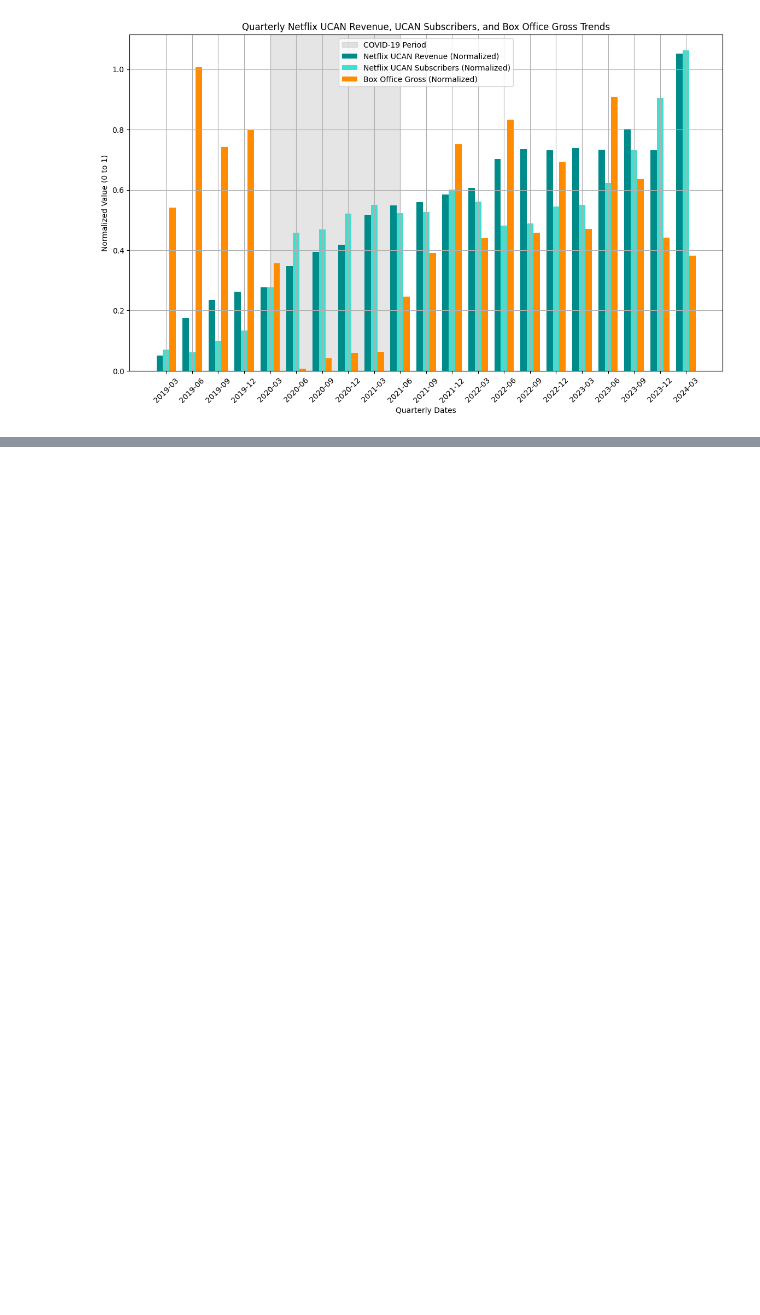
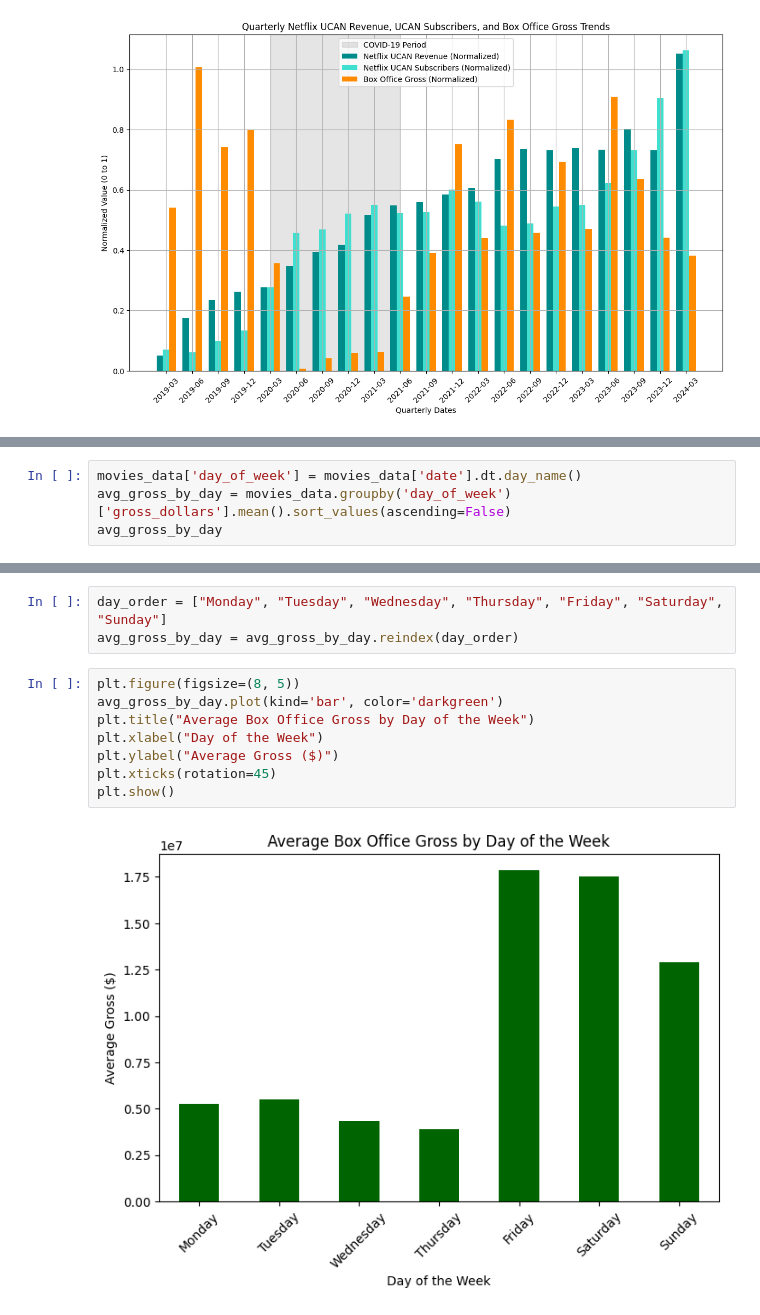
Before and after one commit to charJin/movie-theaters-analysis, a Jupyter notebook: notebooks/Analysis with questions.ipynb, the cells around one changed output, grey strips where cells are left out. Drawn from its saved outputs; the diff is of its cells as text; blank space fills up the shorter version.

Commit message:
Add day of week

```diff
--- a/notebooks/Analysis with questions.ipynb
+++ b/notebooks/Analysis with questions.ipynb
@@ -333,0 +326,4 @@ Check for events in box ticket that contains `covid`
+# %%
+movies_data['day_of_week'] = movies_data['date'].dt.day_name()
+avg_gross_by_day = movies_data.groupby('day_of_week')['gross_dollars'].mean().sort_values(ascending=False)
+avg_gross_by_day
@@ -333,0 +340,13 @@ Check for events in box ticket that contains `covid`
+# %%
+day_order = ["Monday", "Tuesday", "Wednesday", "Thursday", "Friday", "Saturday", "Sunday"]
+avg_gross_by_day = avg_gross_by_day.reindex(day_order)
+# %%
+plt.figure(figsize=(8, 5))
+avg_gross_by_day.plot(kind='bar', color='darkgreen')
+plt.title("Average Box Office Gross by Day of the Week")
+plt.xlabel("Day of the Week")
+plt.ylabel("Average Gross ($)")
+plt.xticks(rotation=45)
+plt.show()
+# %% [output]
+[figure, added]
```
Also changed, not shown: parts of 11 cells of this notebook, 1 other file.
